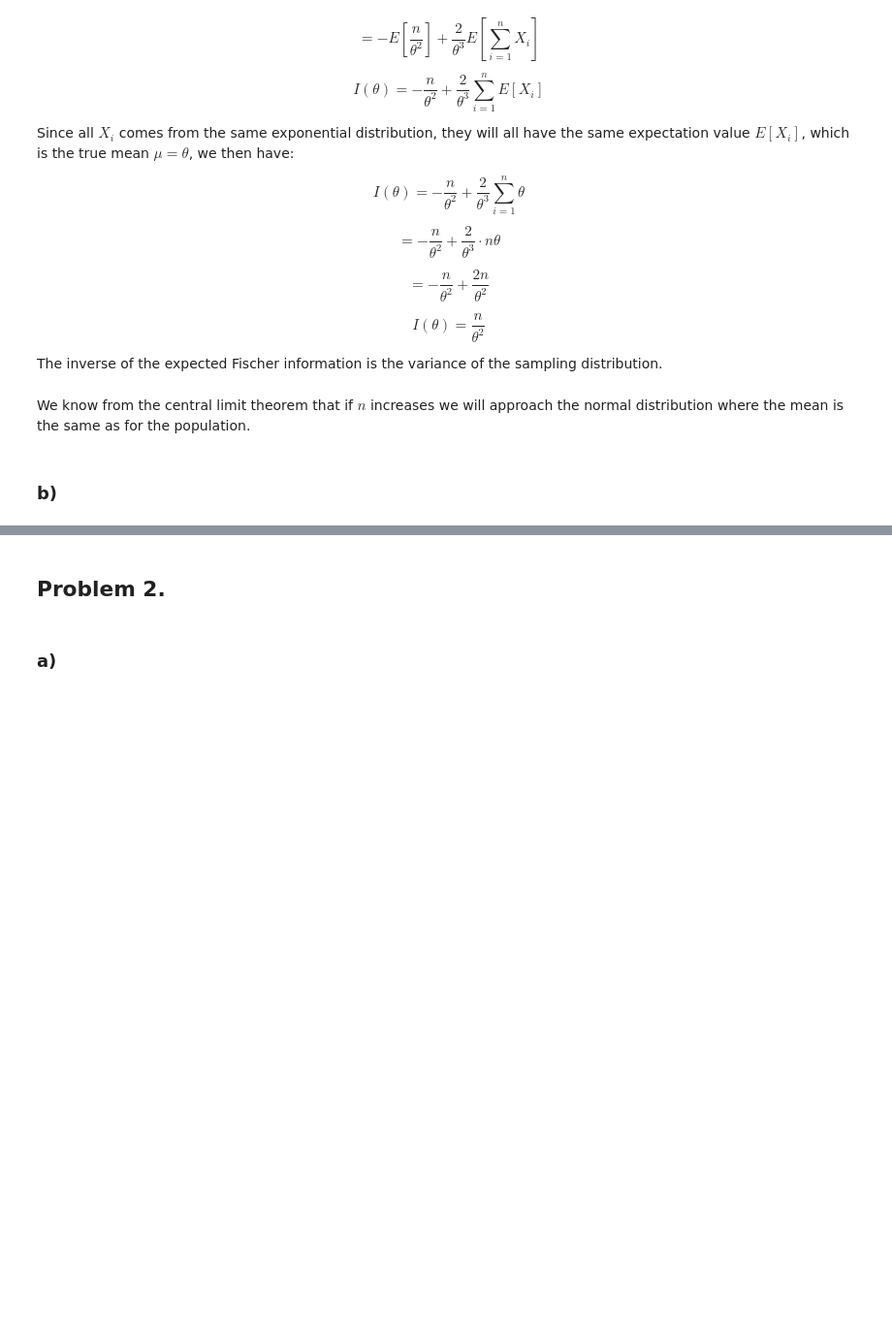
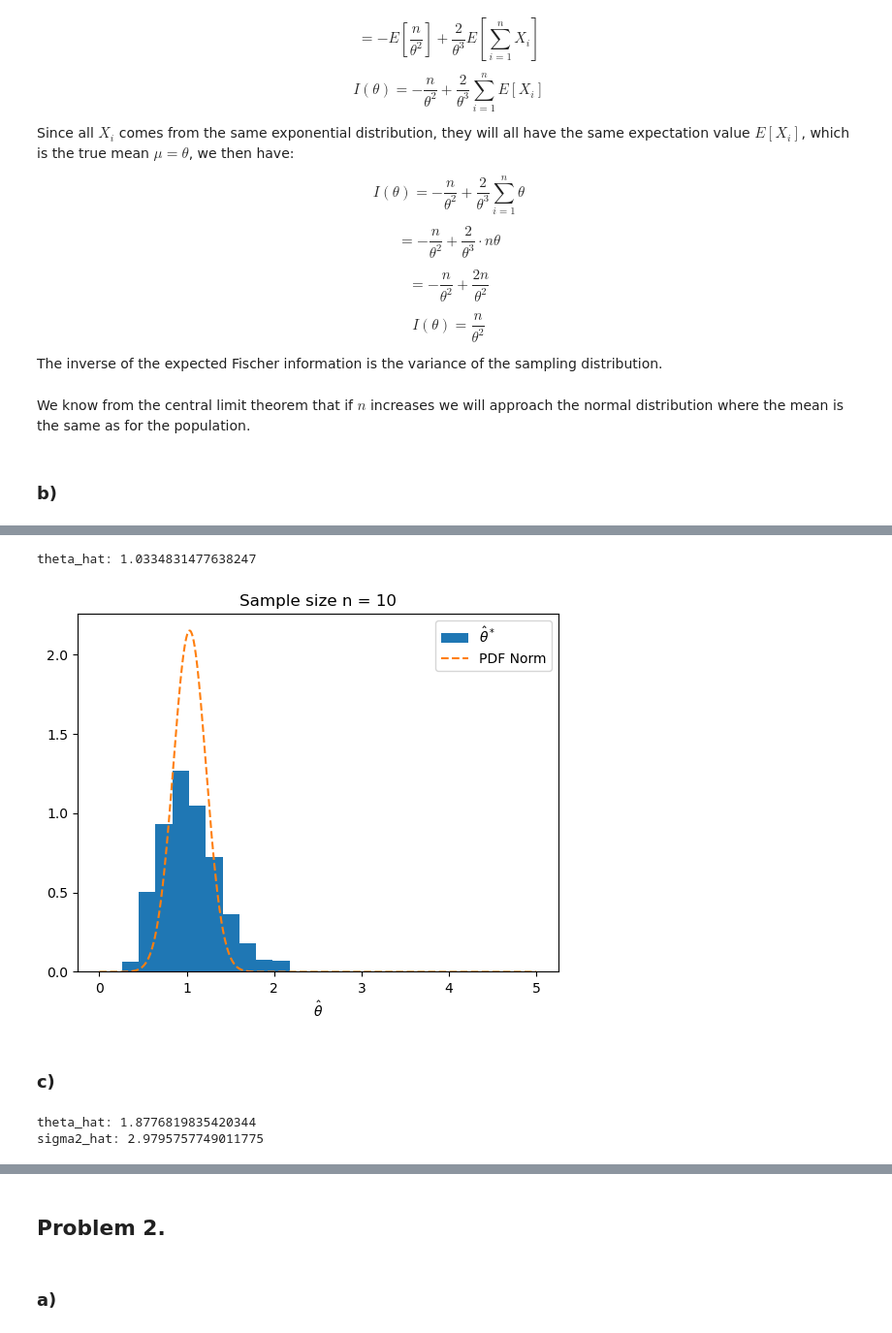
Before and after one commit to johnmagj/STK4051_coursework, a Jupyter notebook: Mandatory_assignment2/ma2.ipynb, the cells around one changed output, grey strips where cells are left out. Shown at 97% size. Drawn from its saved outputs; the diff is of its cells as text; code cells hidden in the pictures; blank space fills up the shorter version.

```diff
--- a/Mandatory_assignment2/ma2.ipynb
+++ b/Mandatory_assignment2/ma2.ipynb
@@ -248,0 +258,57 @@ plt.hist(bootstraps)
+# %%
+n = 10
+theta = 1.0
+
+original_sample = rng.exponential(scale=theta, size=n)
+
+theta_hat = np.mean(original_sample)
+print("theta_hat:", theta_hat)
+
+n_bootstraps = 1000
+
+bootstraps_theta_hat_star = np.zeros([n_bootstraps])
+
+for i in range(n_bootstraps):
+    bootstrap_sample = rng.exponential(scale=theta_hat, size=n)
+
+    bootstraps_theta_hat_star[i] = np.mean(bootstrap_sample)
+
+theta_hat_values = np.linspace(0, 5, 1000)
+# plt.plot(theta_hat_values, chi2.pdf(theta_hat_values, df=2*n, scale=theta_hat/(2*n)), label=r"$PDF \chi^2$")
+plt.hist(bootstraps_theta_hat_star, density=True, label=r"$\hat \theta^*$")
+# plt.plot(theta_hat_values, norm.pdf(theta_hat_values, loc=theta_hat, scale=np.sqrt((theta_hat**2)/n)), "--", label="PDF Norm")
+sigma2 = np.var(original_sample)
+plt.plot(theta_hat_values, norm.pdf(theta_hat_values, loc=theta_hat, scale=np.sqrt((sigma2)/n)), "--", label="PDF Norm")
+plt.xlabel(r"$\hat \theta$")
+plt.legend()
+plt.title(f"Sample size n = {n}")
+plt.show()
+# %% [output]
+theta_hat: 1.0334831477638247
+[figure, added]
+# %% [markdown]
+### c)
+# %%
+n = 10
+theta = 1.0
+
+original_sample = rng.exponential(scale=theta, size=n)
+
+theta_hat = np.mean(original_sample)
+sigma2_hat = np.var(original_sample)
+
+print("theta_hat:", theta_hat)
+print("sigma2_hat:", sigma2_hat)
+
+n_bootstraps = 1000
+
+bootstraps_theta_hat_star = np.zeros([n_bootstraps])
+
+for i in range(n_bootstraps):
+    # Re-sample with replacement form the original sample
+    bootstrap_sample = rng.choice(original_sample, size=n, replace=True)
+
+    bootstraps_theta_hat_star[i] = np.mean(bootstrap_sample)
+# %% [output]
+theta_hat: 1.8776819835420344
+sigma2_hat: 2.9795757749011775
```
Also changed, not shown: parts of 11 cells of this notebook.
